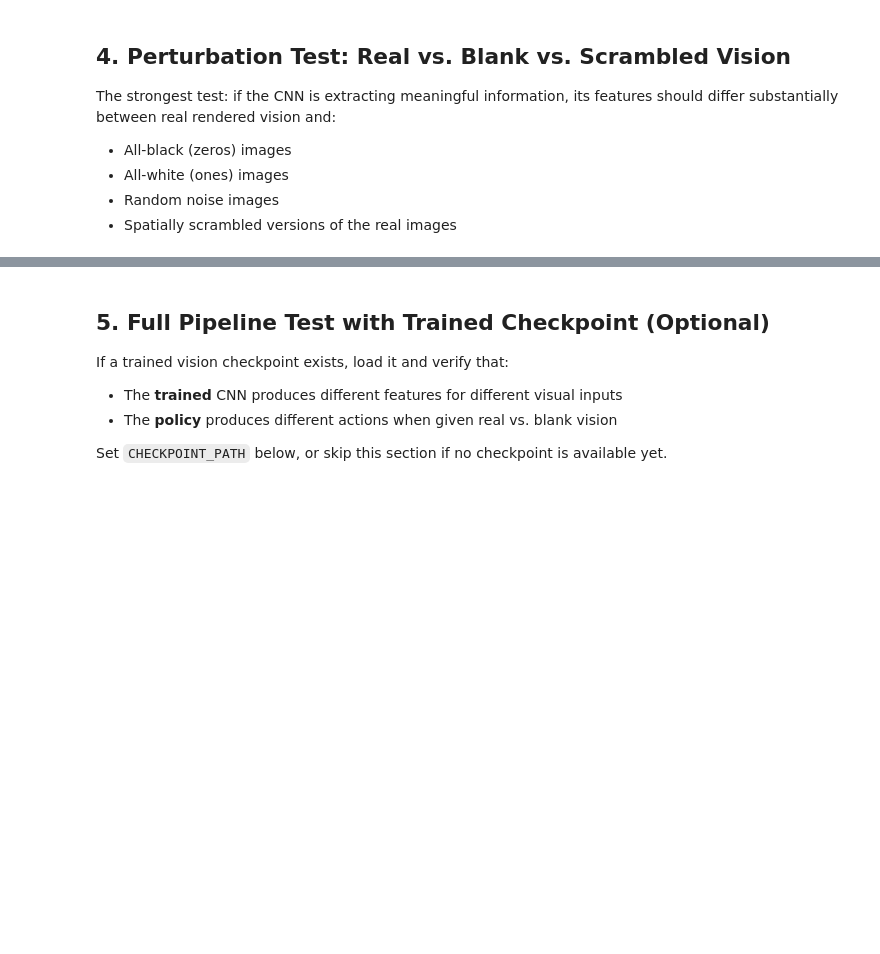
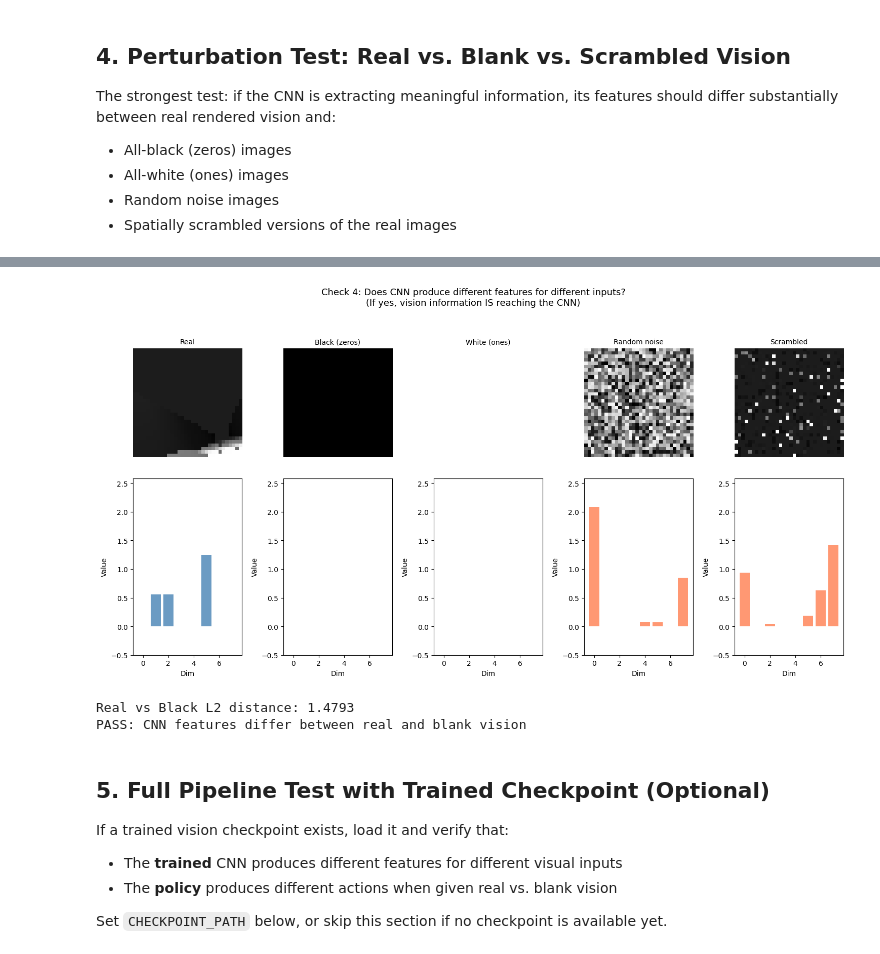
Before and after one commit to talmolab/vnl-playground, a Jupyter notebook: notebooks/vision_pipeline_validation.ipynb, the cells around one changed output, grey strips where cells are left out. Drawn from its saved outputs; the diff is of its cells as text; code cells hidden in the pictures; blank space fills up the shorter version.

```diff
--- a/notebooks/vision_pipeline_validation.ipynb
+++ b/notebooks/vision_pipeline_validation.ipynb
@@ -375,35 +491,42 @@ fig, axes = plt.subplots(2, len(frames_to_test), figsize=(3 * len(frames_to_test
 for i, (name, frame) in enumerate(frames_to_test.items()):
     # Show image
     axes[0, i].imshow(np.array(frame[:, :, 0]), cmap="gray", vmin=0, vmax=1)
     axes[0, i].set_title(name, fontsize=10)
     axes[0, i].axis("off")
 
     # Show features as bar plot
     feat = features_perturbed[name]
     color = "steelblue" if name == "Real" else "coral"
     axes[1, i].bar(range(len(feat)), feat, color=color, alpha=0.8)
     axes[1, i].set_xlabel("Dim")
     axes[1, i].set_ylabel("Value")
     axes[1, i].set_ylim(
         min(f.min() for f in features_perturbed.values()) - 0.5,
         max(f.max() for f in features_perturbed.values()) + 0.5,
     )
 
-plt.suptitle("Check 4: Does CNN produce different features for different inputs?\n"
-             "(If yes, vision information IS reaching the CNN)", fontsize=13)
+plt.suptitle(
+    "Check 4: Does CNN produce different features for different inputs?\n"
+    "(If yes, vision information IS reaching the CNN)",
+    fontsize=13,
+)
 plt.tight_layout()
 plt.show()
 
 # Summary verdict
 real_feat = features_perturbed["Real"]
 black_feat = features_perturbed["Black (zeros)"]
 dist_real_vs_black = np.linalg.norm(real_feat - black_feat)
 print(f"\nReal vs Black L2 distance: {dist_real_vs_black:.4f}")
 if dist_real_vs_black > 0.1:
     print("PASS: CNN features differ between real and blank vision")
 else:
     print("FAIL: CNN features are nearly identical for real and blank vision!")
     print("  -> The CNN may not be processing vision meaningfully")
+# %% [output]
+[figure, added]
+Real vs Black L2 distance: 1.4793
+PASS: CNN features differ between real and blank vision
 # %% [markdown]
 ## 5. Full Pipeline Test with Trained Checkpoint (Optional)
 
```
Also changed, not shown: parts of 11 cells of this notebook.
